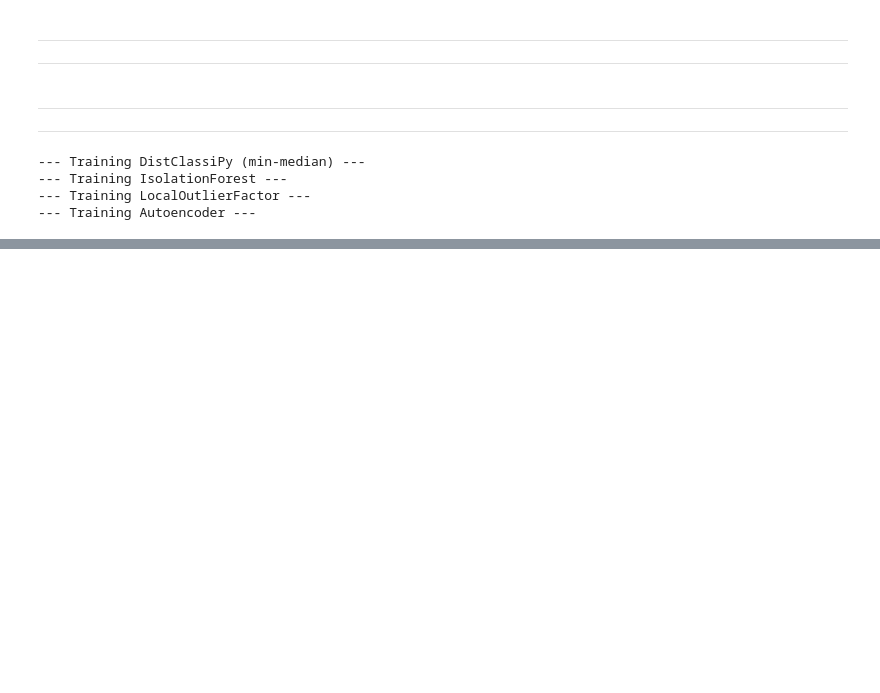
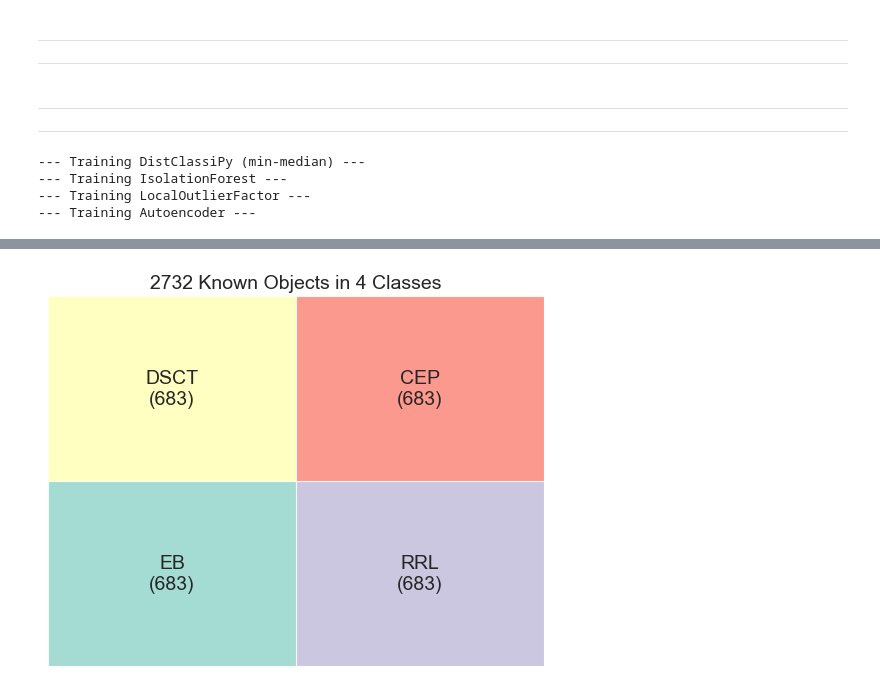
Before and after one commit to sidchaini/DistanceAnomalies, a Jupyter notebook: 04. ad comparison/rutgers02. spm features.ipynb, the cells around one changed output, grey strips where cells are left out. Saved outputs shown, nothing was run; the diff lists cells and outputs as text; code cells hidden in the pictures; blank space fills up the shorter version.

```diff
--- a/04. ad comparison/rutgers02. spm features.ipynb
+++ b/04. ad comparison/rutgers02. spm features.ipynb
@@ -514,3 +577,16 @@ for col in results_df.columns[2:]:
+# %%
+squarify.plot(
+    sizes=knowncounts.values,
+    label=format_labels(knowncounts),
+    color=plt.cm.Set3.colors[:len(knowncounts)],
+    alpha=0.8,
+    text_kwargs={'fontsize':14}
+)
+plt.gca().axis('off')
+plt.title(f'{knowncounts.sum()} Known Objects in {len(knowncounts)} Classes',fontsize=14)
+plt.savefig("known.png", dpi=300, bbox_inches="tight")
+# %% [output]
+[figure, added]
 # %%
 results_df["status"].value_counts()
 
```
Also changed, not shown: parts of 15 cells of this notebook, 5 other files.
